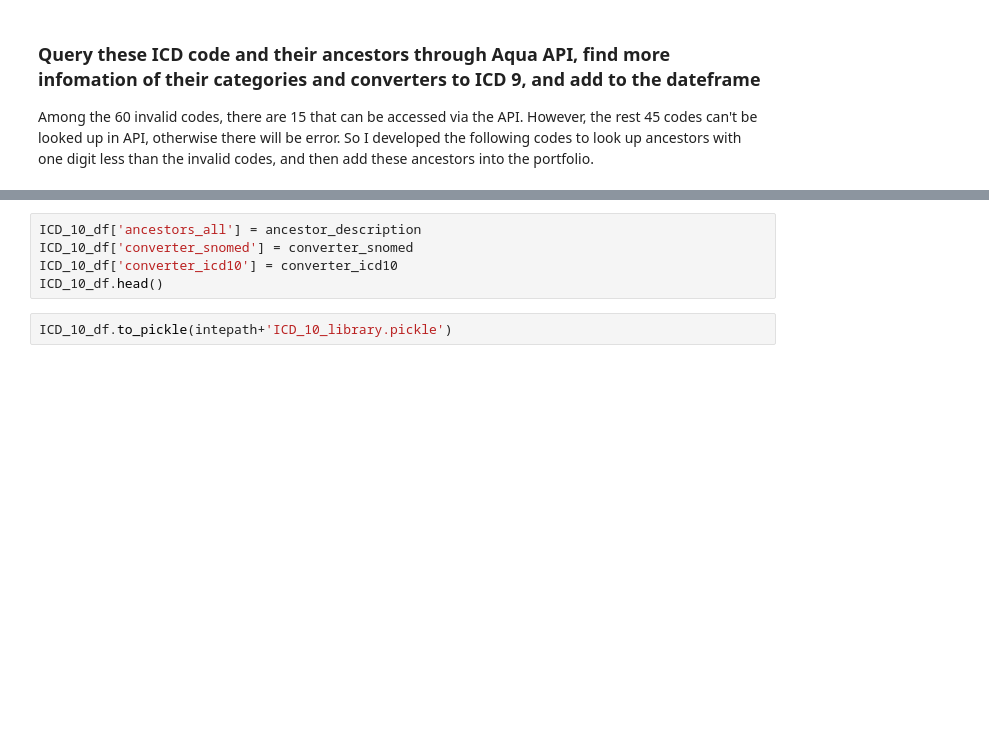
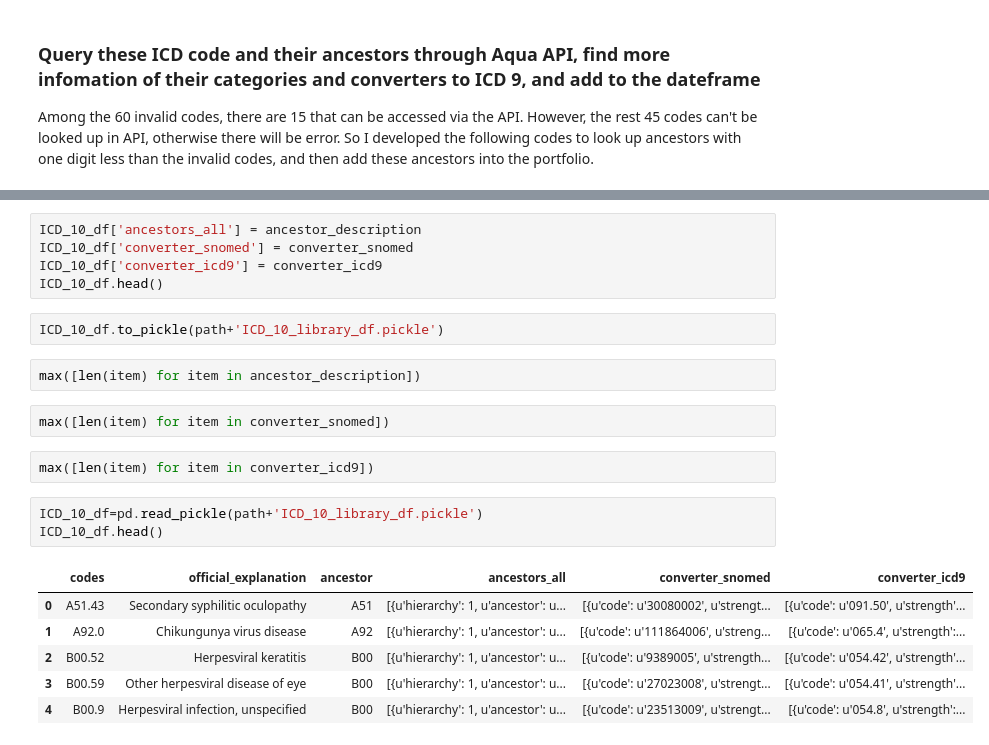
Before and after one commit to MATH497project/MATH497-DiabeticRetinopathy, a Jupyter notebook: ICD_code_exploration/ICD_codes_dictionary.ipynb, the cells around one changed output, grey strips where cells are left out. Cells and saved outputs as stored; diff of their text form; blank space fills up the shorter version.

```diff
--- a/ICD_code_exploration/ICD_codes_dictionary.ipynb
+++ b/ICD_code_exploration/ICD_codes_dictionary.ipynb
@@ -686,7 +700,23 @@ converter_icd10=[[{'code': i['converter'], 'strength': i['strength_explanation']
 # %%
 ICD_10_df['ancestors_all'] = ancestor_description
 ICD_10_df['converter_snomed'] = converter_snomed
-ICD_10_df['converter_icd10'] = converter_icd10
+ICD_10_df['converter_icd9'] = converter_icd9
 ICD_10_df.head()
 # %%
-ICD_10_df.to_pickle(intepath+'ICD_10_library.pickle')
+ICD_10_df.to_pickle(path+'ICD_10_library_df.pickle')
+# %%
+max([len(item) for item in ancestor_description])
+# %%
+max([len(item) for item in converter_snomed])
+# %%
+max([len(item) for item in converter_icd9])
+# %%
+ICD_10_df=pd.read_pickle(path+'ICD_10_library_df.pickle')
+ICD_10_df.head()
+# %% [output]
+|  | codes | official_explanation | ancestor | ancestors_all | converter_snomed | converter_icd9 |
+| 0 | A51.43 | Secondary syphilitic oculopathy | A51 | [{u'hierarchy': 1, u'ancestor': u... | [{u'code': u'30080002', u'strengt... | [{u'code': u'091.50', u'strength'... |
+| 1 | A92.0 | Chikungunya virus disease | A92 | [{u'hierarchy': 1, u'ancestor': u... | [{u'code': u'111864006', u'streng... | [{u'code': u'065.4', u'strength':... |
+| 2 | B00.52 | Herpesviral keratitis | B00 | [{u'hierarchy': 1, u'ancestor': u... | [{u'code': u'9389005', u'strength... | [{u'code': u'054.42', u'strength'... |
+| 3 | B00.59 | Other herpesviral disease of eye | B00 | [{u'hierarchy': 1, u'ancestor': u... | [{u'code': u'27023008', u'strengt... | [{u'code': u'054.41', u'strength'... |
+| 4 | B00.9 | Herpesviral infection, unspecified | B00 | [{u'hierarchy': 1, u'ancestor': u... | [{u'code': u'23513009', u'strengt... | [{u'code': u'054.8', u'strength':... |
```
Also changed, not shown: parts of 26 cells of this notebook, 5 other files.
